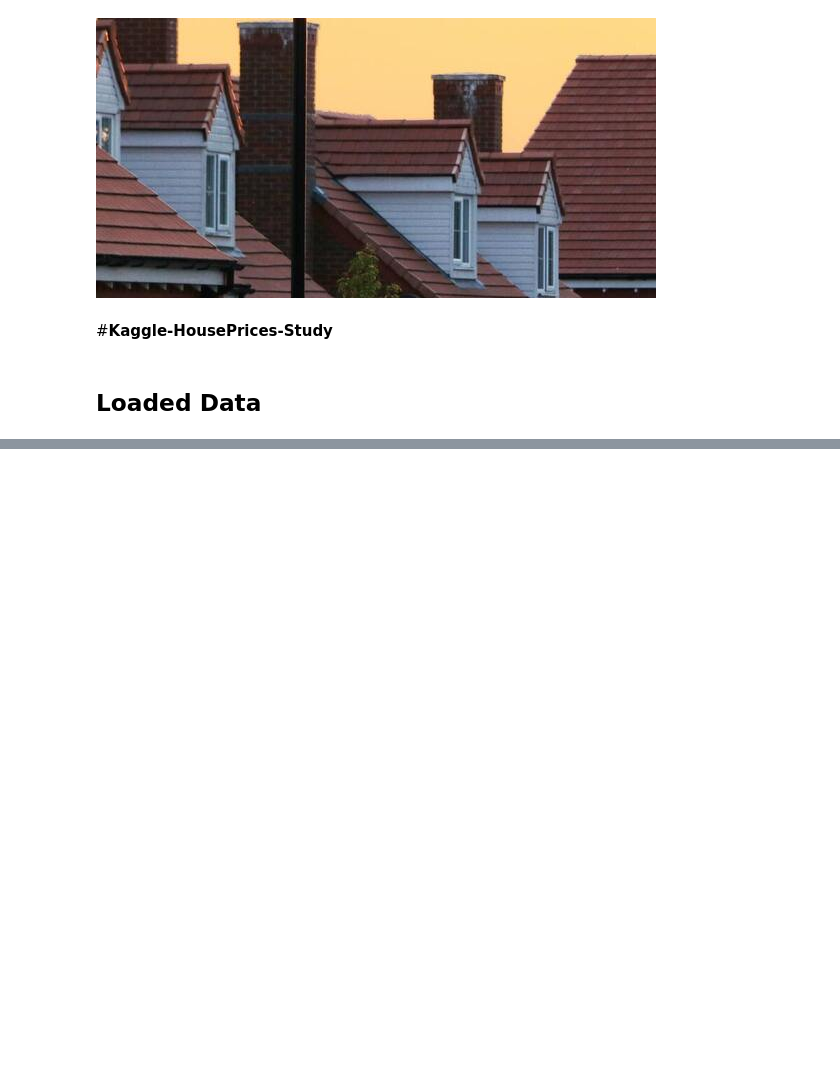
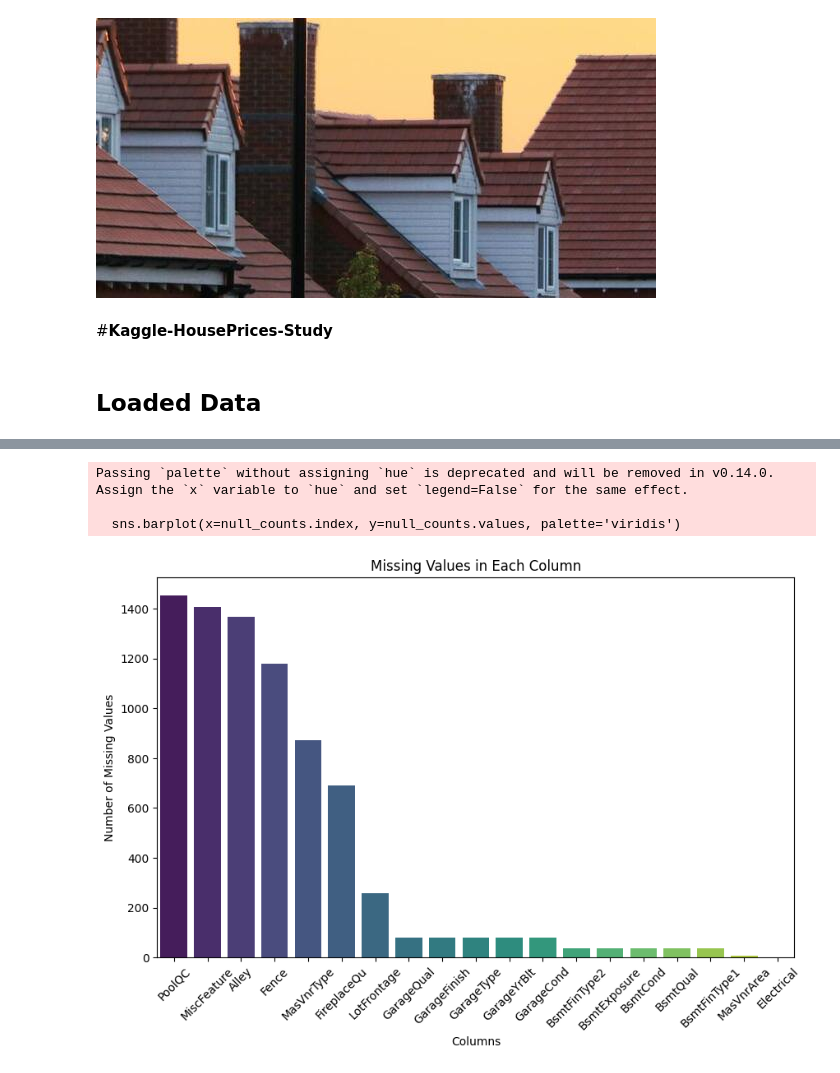
Before and after one commit to WasabiRamen/kaggle-study-house-prices, a Jupyter notebook: house_price.ipynb, the cells around one changed output, grey strips where cells are left out. Drawn from its saved outputs; the diff is of its cells as text; code cells hidden in the pictures; blank space fills up the shorter version.

```diff
--- a/house_price.ipynb
+++ b/house_price.ipynb
@@ -14,0 +61,20 @@ submission = pd.read_csv(os.path.join(base_path, 'sample_submission.csv'))
+# %%
+# 각 컬럼별 결측치 개수
+null_counts = train.isnull().sum().sort_values(ascending=False)
+
+# 결측치가 있는 컬럼만 선택
+null_counts = null_counts[null_counts > 0]
+
+# 시각화
+plt.figure(figsize=(10, 6))
+sns.barplot(x=null_counts.index, y=null_counts.values, palette='viridis')
+plt.title('Missing Values in Each Column')
+plt.xlabel('Columns')
+plt.ylabel('Number of Missing Values')
+plt.xticks(rotation=45)
+plt.show()
+# %% [output]
+Passing `palette` without assigning `hue` is deprecated and will be removed in v0.14.0. Assign the `x` variable to `hue` and set `legend=False` for the same effect.
+
+  sns.barplot(x=null_counts.index, y=null_counts.values, palette='viridis')
+[figure, added]
```
Also changed, not shown: parts of 9 cells of this notebook.
